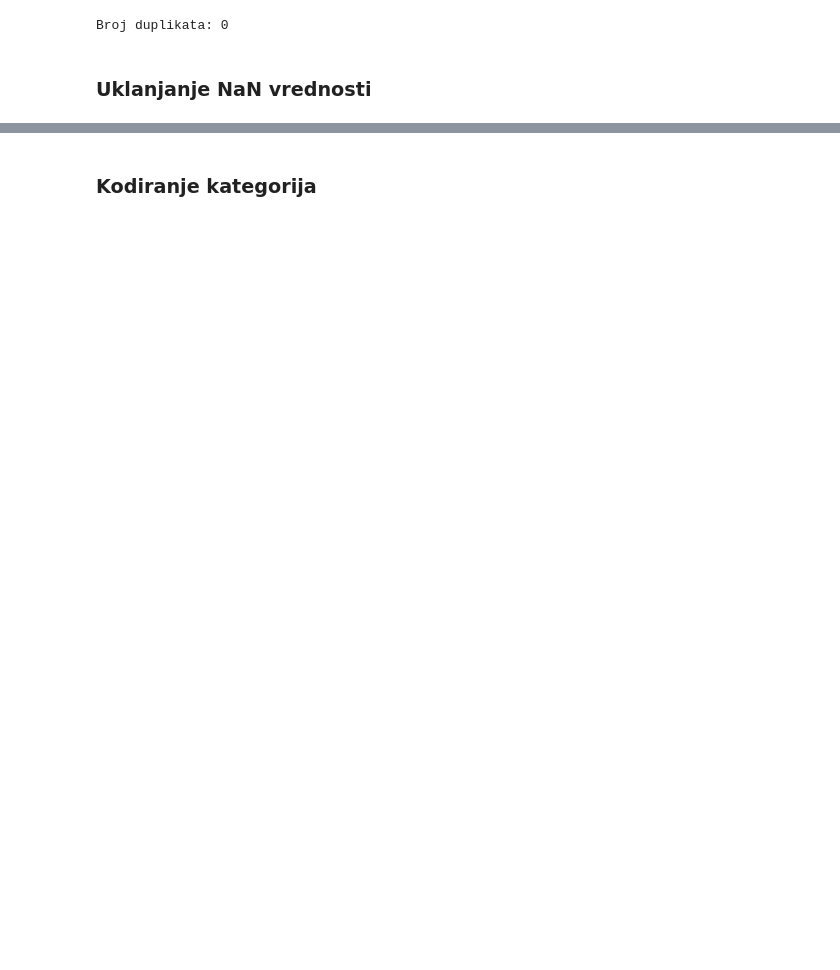
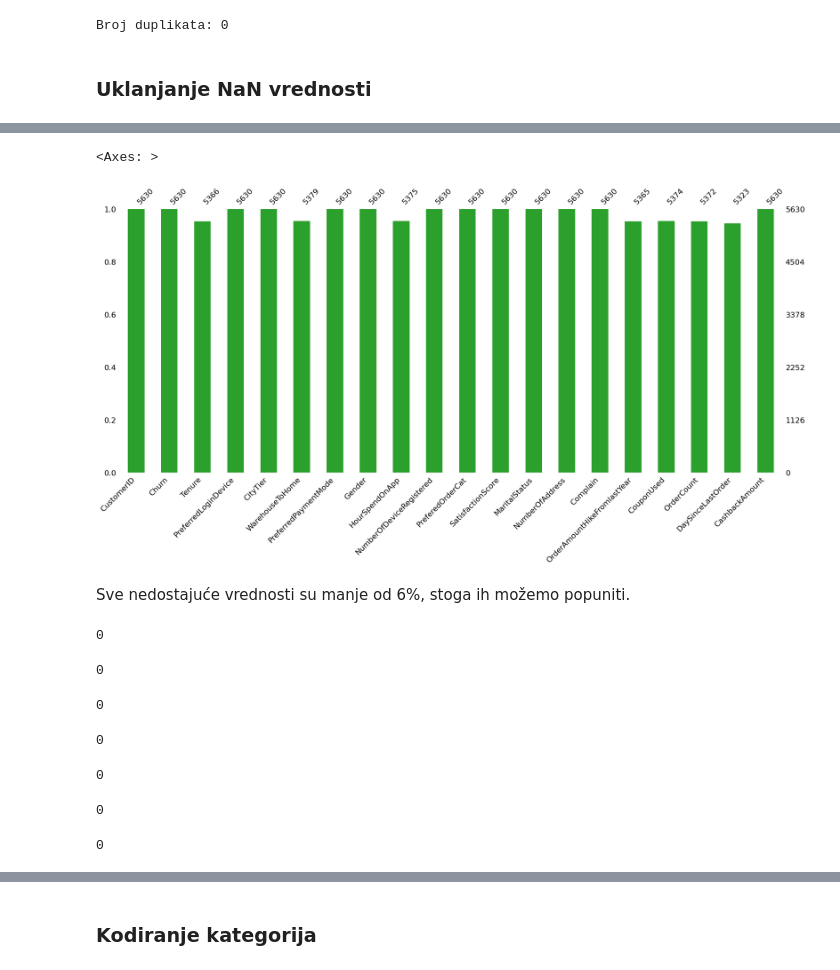
Before and after one commit to TeodoraSekulic/MASINSKO-projekat2, a Jupyter notebook: p2.ipynb, the cells around one changed output, grey strips where cells are left out. Cells and saved outputs as stored; diff of their text form; code cells hidden in the pictures; blank space fills up the shorter version.

```diff
--- a/p2.ipynb
+++ b/p2.ipynb
@@ -86,6 +104,5 @@ CashbackAmount 2586
 # %%
 dupl = df.duplicated()
-df.drop_duplicates(inplace=True)
 print('Broj duplikata: %d' % dupl.sum())
 # %% [output]
 Broj duplikata: 0
@@ -118,0 +132,48 @@ plt.show()
+# %%
+msno.bar(df , color="tab:green")
+# %% [output]
+<Axes: >
+[figure, added]
+# %% [markdown]
+Sve nedostajuće vrednosti su manje od 6%, stoga ih možemo popuniti.
+# %%
+df['Tenure'] = df['Tenure'].fillna(method = 'bfill')
+df['Tenure'].isnull().sum()
+# %% [output]
+0
+# %%
+from sklearn.impute import SimpleImputer
+s_imp = SimpleImputer(missing_values=np.nan , strategy = 'most_frequent')
+df['WarehouseToHome'] = s_imp.fit_transform(pd.DataFrame(df['WarehouseToHome']))
+df['WarehouseToHome'].isnull().sum()
+# %% [output]
+0
+# %%
+fill_list = df['HourSpendOnApp'].dropna()
+df['HourSpendOnApp'] = df['HourSpendOnApp'].fillna(pd.Series(np.random.choice(fill_list , size = len(df['HourSpendOnApp'].index))))
+df['HourSpendOnApp'].isnull().sum()
+# %% [output]
+0
+# %%
+df['OrderAmountHikeFromlastYear'] = df['OrderAmountHikeFromlastYear'].fillna(method = 'ffill')
+df['OrderAmountHikeFromlastYear'].isnull().sum()
+# %% [output]
+0
+# %%
+from sklearn.impute import KNNImputer
+imputer = KNNImputer(n_neighbors=2)
+df['CouponUsed']=imputer.fit_transform(df[['CouponUsed']])
+df['CouponUsed'].isnull().sum()
+# %% [output]
+0
+# %%
+imputer_2 = KNNImputer(n_neighbors=2)
+df['OrderCount']=imputer_2.fit_transform(df[['OrderCount']])
+df['OrderCount'].isnull().sum()
+# %% [output]
+0
+# %%
+df['DaySinceLastOrder'] = df['DaySinceLastOrder'].fillna(method = 'bfill')
+df['DaySinceLastOrder'].isnull().sum()
+# %% [output]
+0
```
Also changed, not shown: parts of 26 cells of this notebook.
